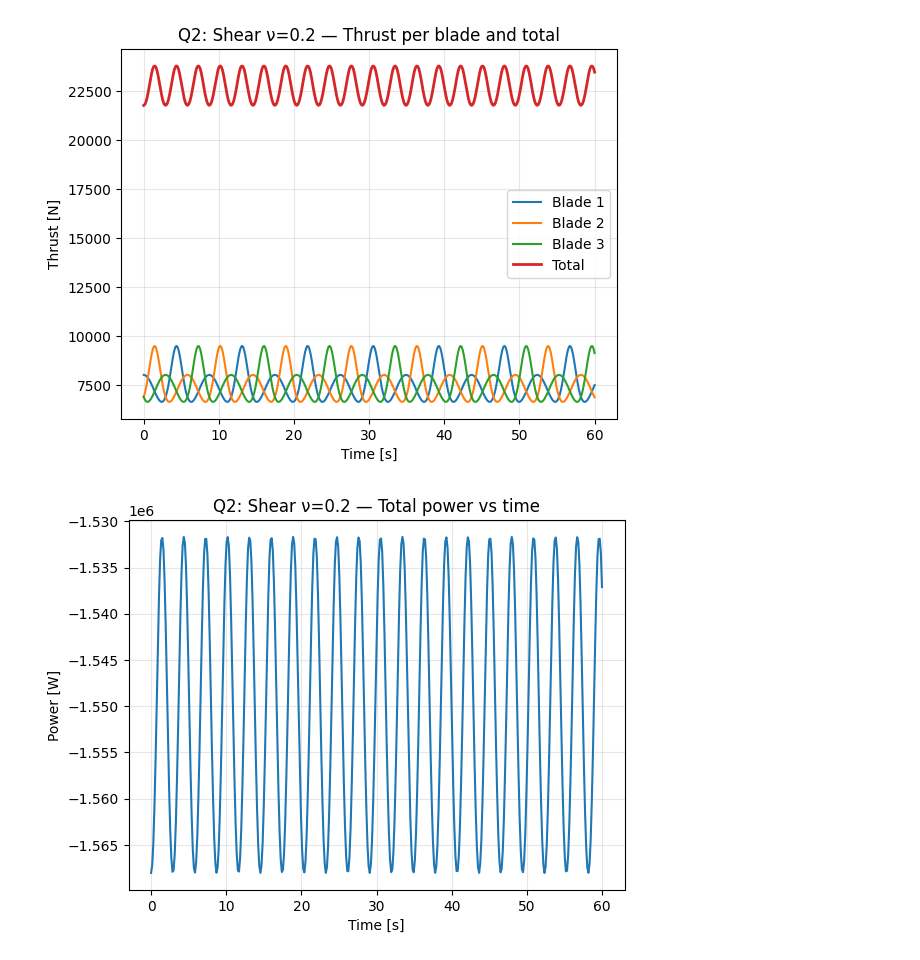
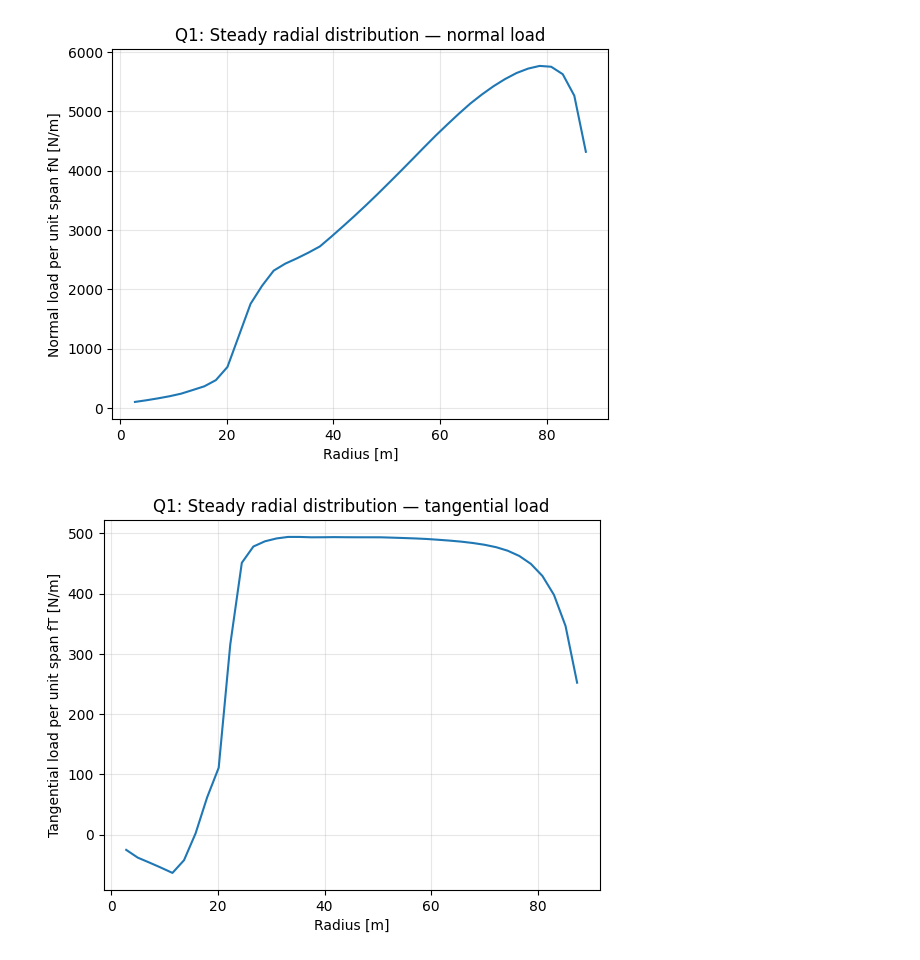
Before and after one commit to mariaenes00/Group-work-wind-turbine-aeroelasticity, a Jupyter notebook: Assignment 1/CODE2.ipynb, the cells around one changed output. Drawn from its saved outputs; the diff is of its cells as text; code cells hidden in the pictures.

Commit message:
Add Q1 radial load distribution plots

```diff
--- a/Assignment 1/CODE2.ipynb
+++ b/Assignment 1/CODE2.ipynb
@@ -32,19 +32,19 @@ rho = 1.225
 omega = 0.72
 Vhub = 8.0
 
-# Time
+# Time (ASSUMPTIONS!)
 dt = 0.15
 T_end_Q1Q2 = 60.0
 T_end_Q3 = 200.0
 
-# Discretization
+# Discretization (ASSUMPTION!)
 Nsec = 40
 
 # Q2 shear parameters
 H_HUB = 119.0
 SHEAR_EXP = 0.2
 
-# Solver params (like your TASK 4)
+# Solver params (like your TASK 4) (ASSUMPTIONS!)
 F_RELAX = 0.10
 TOL_RES = 1e-6
 ITMAX = 1000
@@ -120,9 +120,12 @@ def read_bladedat(path):
         raise ValueError("bladedat.txt must have >= 4 columns")
 
     r = data[:, 0]
-    c = data[:, 1]
-    beta_deg = data[:, 2]
+    #c = data[:, 1]
+    #beta_deg = data[:, 2]
     tc = data[:, 3]
+
+    beta_deg = data[:, 1]   # twist [deg]
+    c = data[:, 2]          # chord [m]
 
     if np.nanmax(tc) <= 1.5:
         tc = tc * 100.0
@@ -293,7 +296,7 @@ def wind_constant(r_sec, Vhub):
 
 
 def wind_shear(r_sec, Vhub, H, nu, azimuth):
-    z = H + r_sec * np.cos(azimuth)
+    z = H + r_sec * np.cos(azimuth) #z = H + r_sec * np.sin(azimuth) ??
     z = np.maximum(z, 1e-3)
     return Vhub * (z / H) ** nu
 
@@ -367,9 +370,11 @@ def run_Q1(r_sec, c_sec, beta_deg_sec, tc_sec):
         fT_last[:] = fT
 
     out = rec.as_arrays()
+    out["r_sec"] = r_sec
     out["fN_last"] = fN_last
     out["fT_last"] = fT_last
     return out
+
 
 
 # =========================
@@ -505,6 +510,22 @@ def plot_Q1(out1):
     plt.grid(True, alpha=0.3)
 
 
+    # steady radial distributions (Q1 requirement)
+    plt.figure()
+    plt.plot(out1["r_sec"], out1["fN_last"])
+    plt.xlabel("Radius [m]")
+    plt.ylabel("Normal load per unit span fN [N/m]")
+    plt.title("Q1: Steady radial distribution — normal load")
+    plt.grid(True, alpha=0.3)
+
+    plt.figure()
+    plt.plot(out1["r_sec"], out1["fT_last"])
+    plt.xlabel("Radius [m]")
+    plt.ylabel("Tangential load per unit span fT [N/m]")
+    plt.title("Q1: Steady radial distribution — tangential load")
+    plt.grid(True, alpha=0.3)
+
+
 def plot_Q2(out2):
     plt.figure()
     for b in range(out2["T_blades"].shape[1]):
@@ -584,2 +605,2 @@ if __name__ == "__main__":
-[figure, old version]
+[figure, new version]
-[figure, old version]
+[figure, new version]
```
Also changed, not shown: parts of 1 cell of this notebook, 2 other files.
